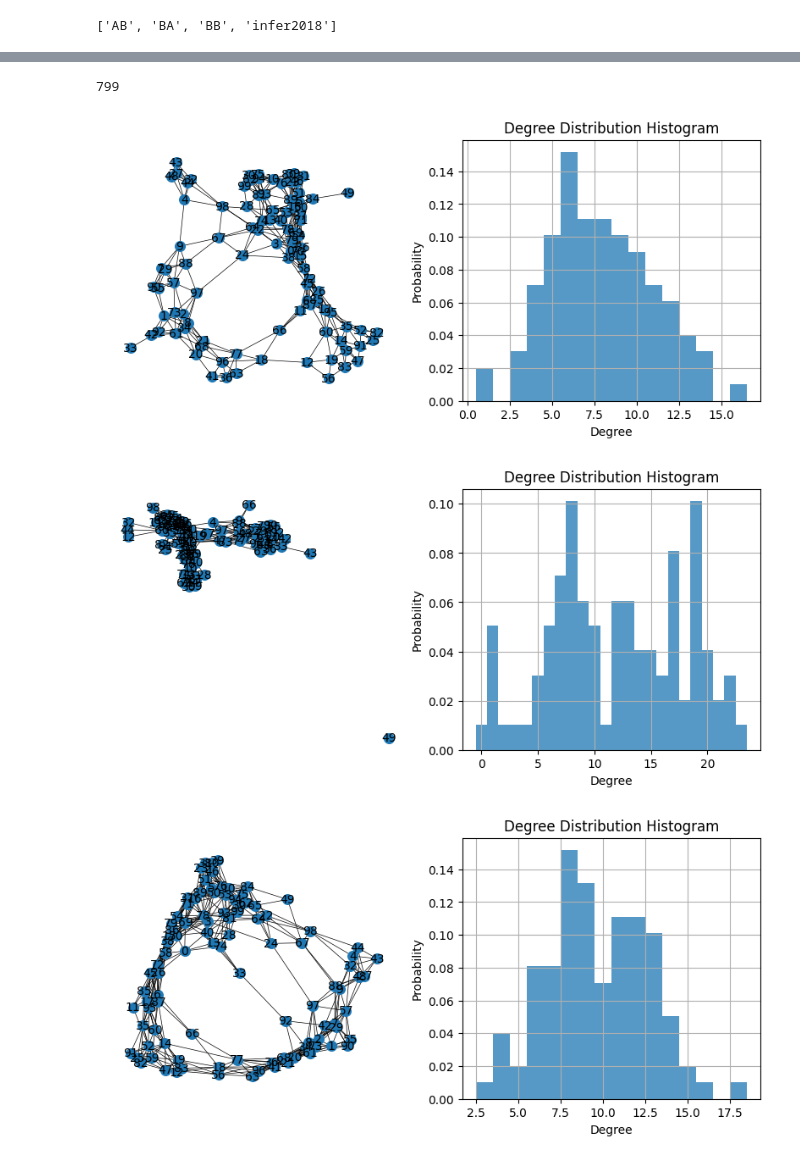
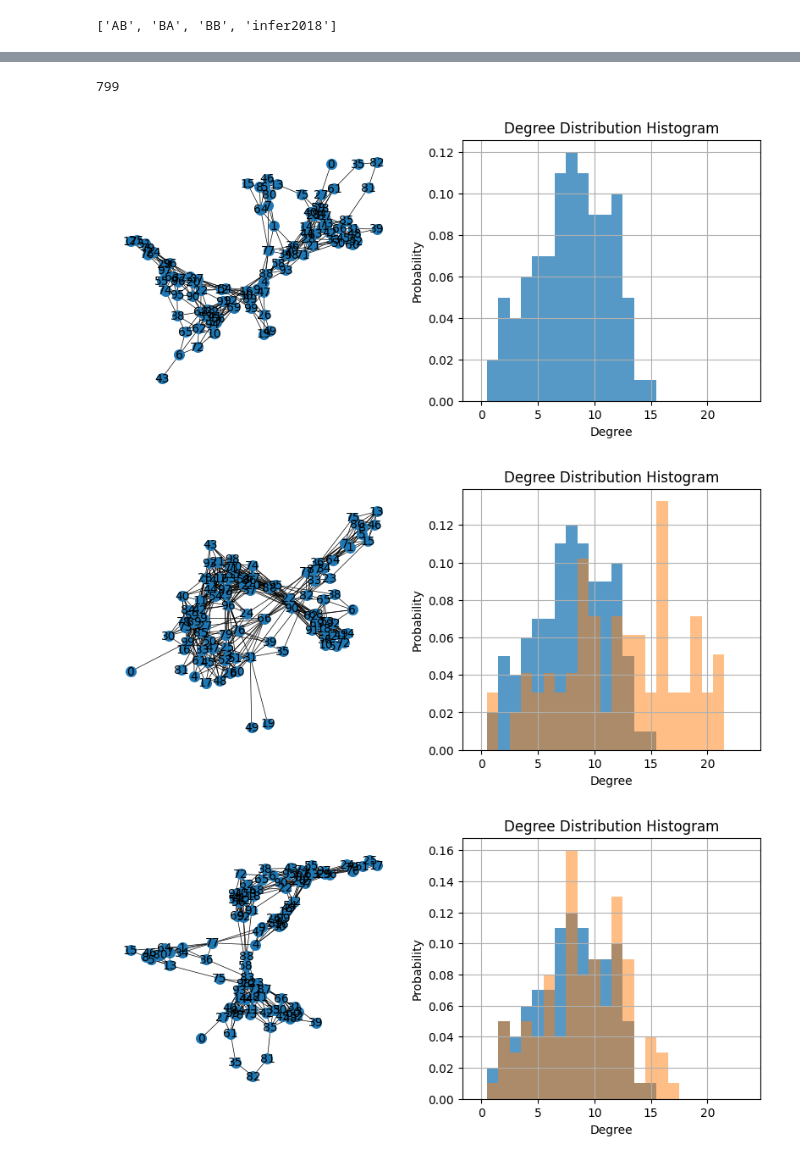
Before and after one commit to bizhili/Topology_Learning_Epis, a Jupyter notebook: command.ipynb, the cells around one changed output, grey strips where cells are left out. Drawn from its saved outputs; the diff is of its cells as text; code cells hidden in the pictures.

```diff
--- a/command.ipynb
+++ b/command.ipynb
@@ -158,31 +158,32 @@ print(maxValue)
 # %%
 links= int((np.sum(Aw))/0.01)
 print(links)
 
-
+fixMin= 0
+fixMax= 25
 
 As= continious_to_sparcity(Aw, links)
 graphA = nx.from_numpy_matrix(As)
-plotGraph.plot_spring_layout(graphA)
+plotGraph.plot_spring_layout(graphA, None, fixMin, fixMax)
 
 
 PreAsp= continious_to_sparcity(PreAs[0], links)
 graphPreA = nx.from_numpy_matrix(PreAsp)
-plotGraph.plot_spring_layout(graphPreA)
+plotGraph.plot_spring_layout(graphPreA, graphA, fixMin, fixMax)
 
 PreAsp= continious_to_sparcity(PreAs[1], links)
 graphPreA = nx.from_numpy_matrix(PreAsp)
-plotGraph.plot_spring_layout(graphPreA)
+plotGraph.plot_spring_layout(graphPreA, graphA, fixMin, fixMax)
 
 PreAsp= continious_to_sparcity(PreAs[2], links)
 graphPreA = nx.from_numpy_matrix(PreAsp)
-plotGraph.plot_spring_layout(graphPreA)
+plotGraph.plot_spring_layout(graphPreA, graphA, fixMin, fixMax)
 
 PreAsp= continious_to_sparcity(PreAs[3], links)
 graphPreA = nx.from_numpy_matrix(PreAsp)
-plotGraph.plot_spring_layout(graphPreA)
+plotGraph.plot_spring_layout(graphPreA, graphA, fixMin, fixMax)
 # %% [output]
 799
-[figure, old version]
+[figure, new version]
-[figure, old version]
+[figure, new version]
-[figure, old version]
+[figure, new version]
```
Also changed, not shown: parts of 3 cells of this notebook, 12 other files.
